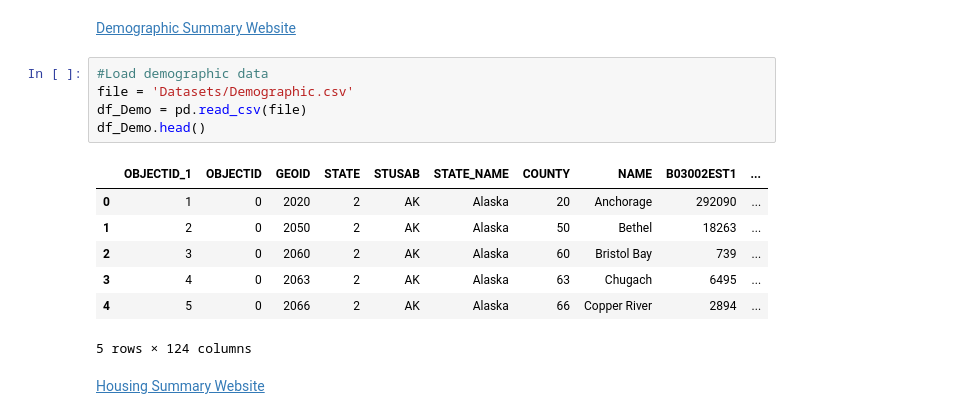
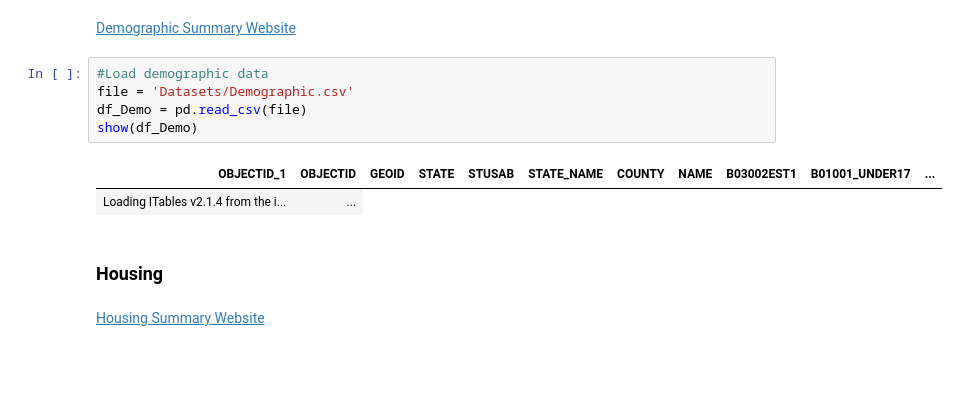
Before and after one commit to elijahlanda2005/DATA-101-FInal-Project, a Jupyter notebook: Master Notebook.ipynb, the cells around one changed output. Drawn from its saved outputs; the diff is of its cells as text; blank space fills up the shorter version.

```diff
--- a/Master Notebook.ipynb
+++ b/Master Notebook.ipynb
@@ -33,16 +32,13 @@ df_CHAS.head()
 # %%
 #Load demographic data
 file = 'Datasets/Demographic.csv'
 df_Demo = pd.read_csv(file)
-df_Demo.head()
+show(df_Demo)
 # %% [output]
-|  | OBJECTID_1 | OBJECTID | GEOID | STATE | STUSAB | STATE_NAME | COUNTY | NAME | B03002EST1 | ... |
-| 0 | 1 | 0 | 2020 | 2 | AK | Alaska | 20 | Anchorage | 292090 | ... |
-| 1 | 2 | 0 | 2050 | 2 | AK | Alaska | 50 | Bethel | 18263 | ... |
-| 2 | 3 | 0 | 2060 | 2 | AK | Alaska | 60 | Bristol Bay | 739 | ... |
-| 3 | 4 | 0 | 2063 | 2 | AK | Alaska | 63 | Chugach | 6495 | ... |
-| 4 | 5 | 0 | 2066 | 2 | AK | Alaska | 66 | Copper River | 2894 | ... |
+| OBJECTID_1 | OBJECTID | GEOID | STATE | STUSAB | STATE_NAME | COUNTY | NAME | B03002EST1 | B01001_UNDER17 | ... |
+| Loading ITables v2.1.4 from the i... | ... |
-5 rows × 124 columns
+# %% [markdown]
+### Housing
 # %% [markdown]
 [Housing Summary Website](https://hudgis-hud.opendata.arcgis.com/datasets/HUD::acs-5yr-housing-estimate-data-by-county/about)
 # %%
```
Also changed, not shown: parts of 8 cells of this notebook.
